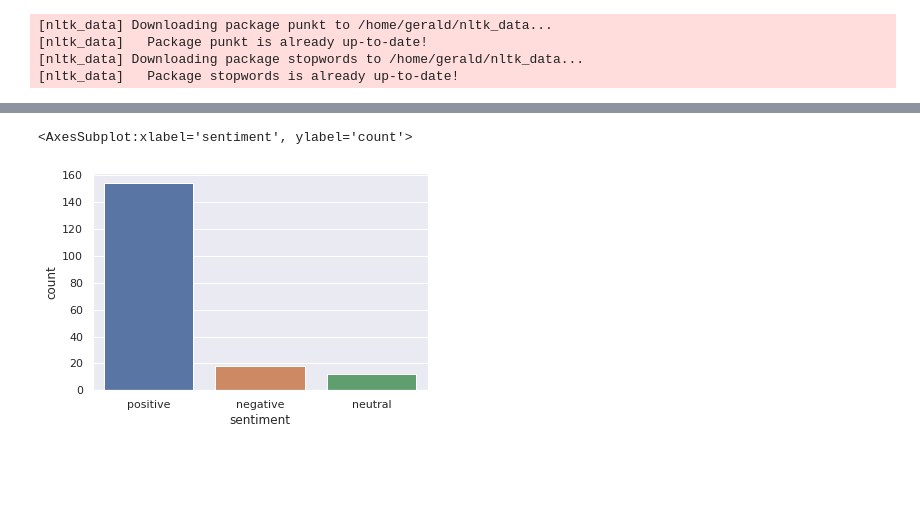
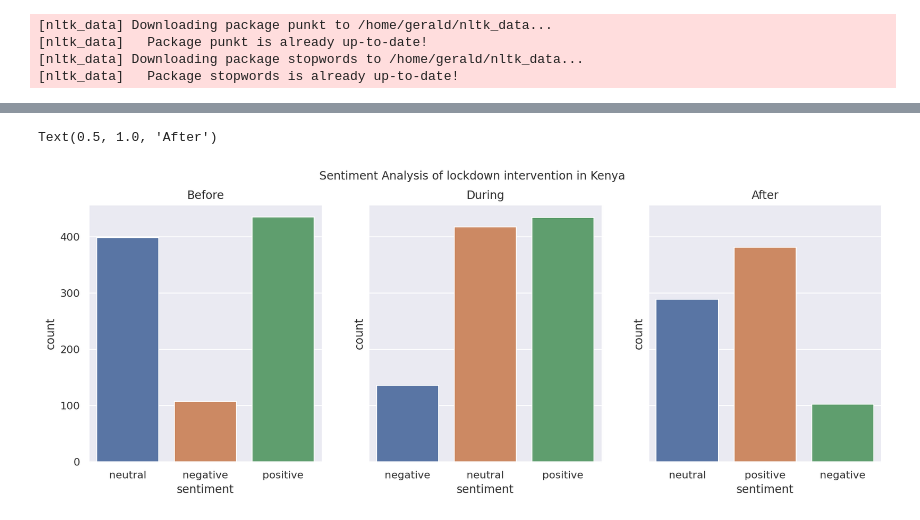
Before and after one commit to gtechzilla/twitter_food_quality, a Jupyter notebook: sentiment_analysis.ipynb, the cells around one changed output, grey strips where cells are left out. Saved outputs shown, nothing was run; the diff lists cells and outputs as text; code cells hidden in the pictures; blank space fills up the shorter version.

```diff
--- a/sentiment_analysis.ipynb
+++ b/sentiment_analysis.ipynb
@@ -238,6 +188,17 @@ sentiment_plots(data,'sentiment')
-# %%
-data = data_sentiment(after_lockdown_SA,'text')
-sentiment_plots(data,'sentiment')
-# %% [output]
-<AxesSubplot:xlabel='sentiment', ylabel='count'>
-[figure, removed]
+# %%
+data_b4 = data_sentiment(before_lockdown_KENYA,'text')
+data_during = data_sentiment(during_lockdown_KENYA,'text')
+data_after = data_sentiment(after_lockdown_KENYA,'text')
+
+fig, axes = plt.subplots(1, 3, figsize=(15, 5), sharey=True)
+fig.suptitle('Sentiment Analysis of lockdown intervention in Kenya')
+
+sns.countplot(ax=axes[0],data = data_b4,x= 'sentiment')
+axes[0].set_title("Before")
+sns.countplot(ax=axes[1],data = data_during,x= 'sentiment')
+axes[1].set_title("During")
+sns.countplot(ax=axes[2],data = data_after,x= 'sentiment')
+axes[2].set_title("After")
+# %% [output]
+Text(0.5, 1.0, 'After')
+[figure, added]
```
Also changed, not shown: parts of 30 cells of this notebook.
